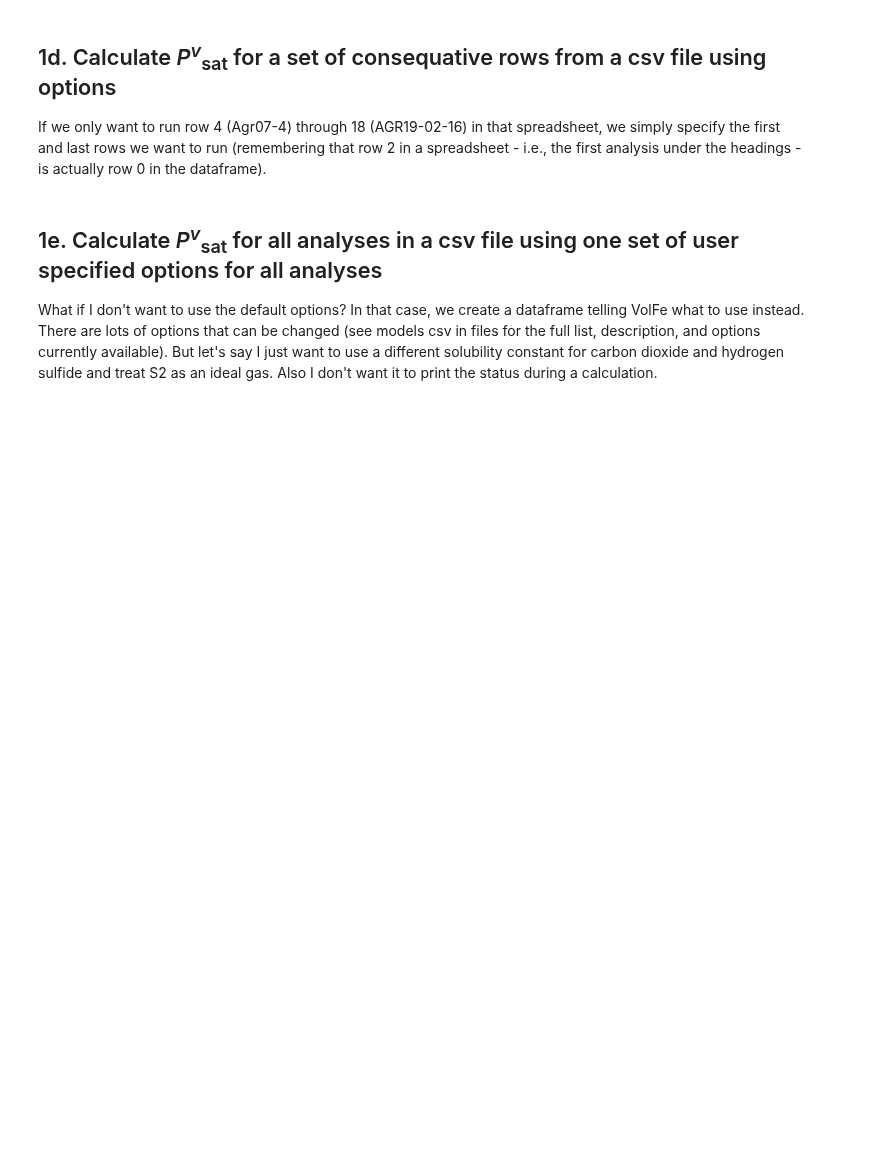
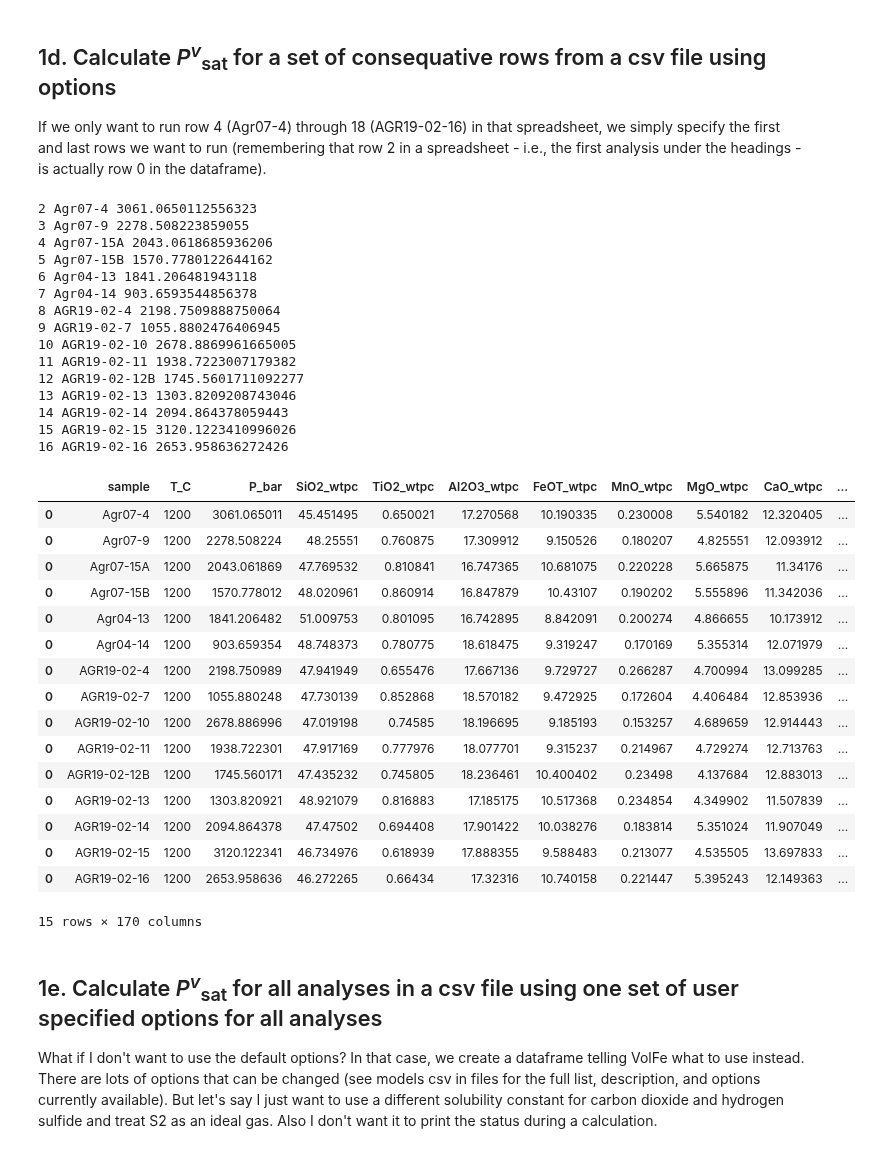
Before and after one commit to eryhughes/VolFe, a Jupyter notebook: docs/Examples/pvsat.ipynb, the cells around one changed output. Cells and saved outputs as stored; diff of their text form; code cells hidden in the pictures; blank space fills up the shorter version.

```diff
--- a/docs/Examples/pvsat.ipynb
+++ b/docs/Examples/pvsat.ipynb
@@ -114,7 +187,40 @@ vf.P_sat_output(my_analyses)
 
 If we only want to run row 4 (Agr07-4) through 18 (AGR19-02-16) in that spreadsheet, we simply specify the first and last rows we want to run (remembering that row 2 in a spreadsheet - i.e., the first analysis under the headings - is actually row 0 in the dataframe).
 # %%
-vf.P_sat_output(my_analyses,first_row=2, last_row=17)
+vf.calc_Pvsat(my_analyses,first_row=2, last_row=17)
+# %% [output]
+2 Agr07-4 3061.0650112556323
+3 Agr07-9 2278.508223859055
+4 Agr07-15A 2043.0618685936206
+5 Agr07-15B 1570.7780122644162
+6 Agr04-13 1841.206481943118
+7 Agr04-14 903.6593544856378
+8 AGR19-02-4 2198.7509888750064
+9 AGR19-02-7 1055.8802476406945
+10 AGR19-02-10 2678.8869961665005
+11 AGR19-02-11 1938.7223007179382
+12 AGR19-02-12B 1745.5601711092277
+13 AGR19-02-13 1303.8209208743046
+14 AGR19-02-14 2094.864378059443
+15 AGR19-02-15 3120.1223410996026
+16 AGR19-02-16 2653.958636272426
+|  | sample | T_C | P_bar | SiO2_wtpc | TiO2_wtpc | Al2O3_wtpc | FeOT_wtpc | MnO_wtpc | MgO_wtpc | CaO_wtpc | ... |
+| 0 | Agr07-4 | 1200 | 3061.065011 | 45.451495 | 0.650021 | 17.270568 | 10.190335 | 0.230008 | 5.540182 | 12.320405 | ... |
+| 0 | Agr07-9 | 1200 | 2278.508224 | 48.25551 | 0.760875 | 17.309912 | 9.150526 | 0.180207 | 4.825551 | 12.093912 | ... |
+| 0 | Agr07-15A | 1200 | 2043.061869 | 47.769532 | 0.810841 | 16.747365 | 10.681075 | 0.220228 | 5.665875 | 11.34176 | ... |
+| 0 | Agr07-15B | 1200 | 1570.778012 | 48.020961 | 0.860914 | 16.847879 | 10.43107 | 0.190202 | 5.555896 | 11.342036 | ... |
+| 0 | Agr04-13 | 1200 | 1841.206482 | 51.009753 | 0.801095 | 16.742895 | 8.842091 | 0.200274 | 4.866655 | 10.173912 | ... |
+| 0 | Agr04-14 | 1200 | 903.659354 | 48.748373 | 0.780775 | 18.618475 | 9.319247 | 0.170169 | 5.355314 | 12.071979 | ... |
+| 0 | AGR19-02-4 | 1200 | 2198.750989 | 47.941949 | 0.655476 | 17.667136 | 9.729727 | 0.266287 | 4.700994 | 13.099285 | ... |
+| 0 | AGR19-02-7 | 1200 | 1055.880248 | 47.730139 | 0.852868 | 18.570182 | 9.472925 | 0.172604 | 4.406484 | 12.853936 | ... |
+| 0 | AGR19-02-10 | 1200 | 2678.886996 | 47.019198 | 0.74585 | 18.196695 | 9.185193 | 0.153257 | 4.689659 | 12.914443 | ... |
+| 0 | AGR19-02-11 | 1200 | 1938.722301 | 47.917169 | 0.777976 | 18.077701 | 9.315237 | 0.214967 | 4.729274 | 12.713763 | ... |
+| 0 | AGR19-02-12B | 1200 | 1745.560171 | 47.435232 | 0.745805 | 18.236461 | 10.400402 | 0.23498 | 4.137684 | 12.883013 | ... |
+| 0 | AGR19-02-13 | 1200 | 1303.820921 | 48.921079 | 0.816883 | 17.185175 | 10.517368 | 0.234854 | 4.349902 | 11.507839 | ... |
+| 0 | AGR19-02-14 | 1200 | 2094.864378 | 47.47502 | 0.694408 | 17.901422 | 10.038276 | 0.183814 | 5.351024 | 11.907049 | ... |
+| 0 | AGR19-02-15 | 1200 | 3120.122341 | 46.734976 | 0.618939 | 17.888355 | 9.588483 | 0.213077 | 4.535505 | 13.697833 | ... |
+| 0 | AGR19-02-16 | 1200 | 2653.958636 | 46.272265 | 0.66434 | 17.32316 | 10.740158 | 0.221447 | 5.395243 | 12.149363 | ... |
+15 rows × 170 columns
 # %% [markdown]
 ## 1e. Calculate <i>P<sup>v</sup></i><sub>sat</sub> for all analyses in a csv file using one set of user specified options for all analyses
 
```
Also changed, not shown: parts of 10 cells of this notebook, 1 other file.
